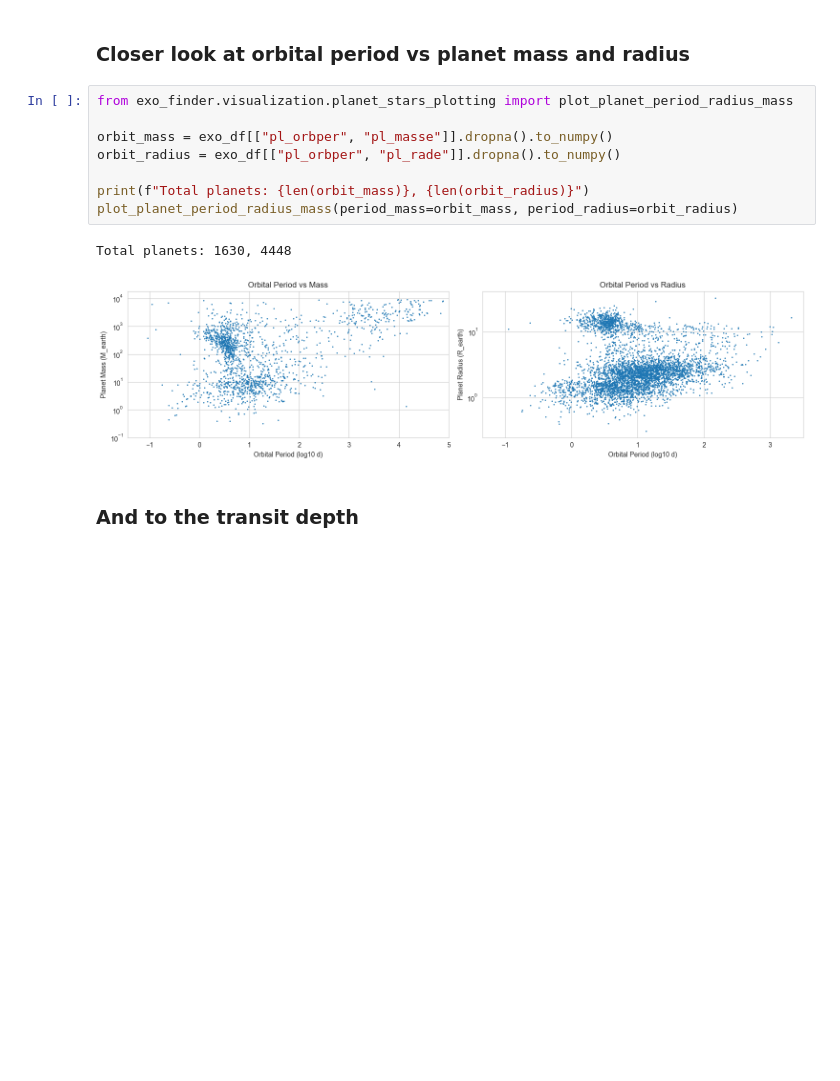
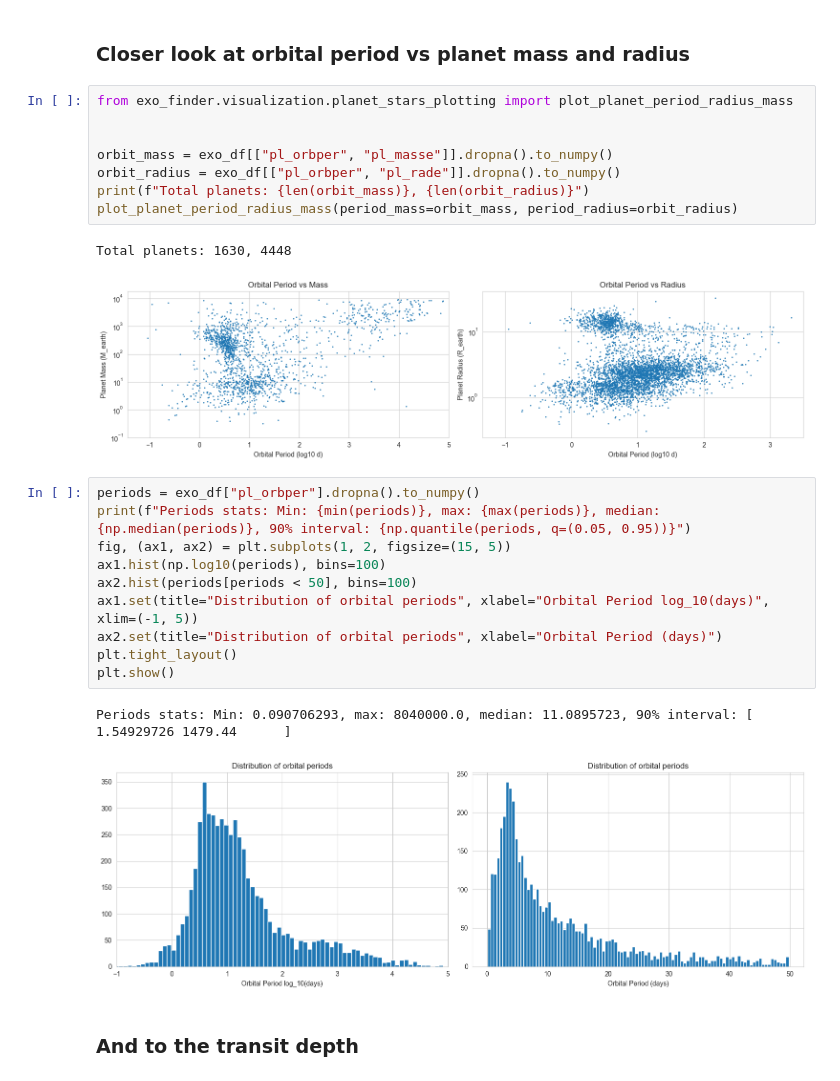
Before and after one commit to sechlol/exo-finder, a Jupyter notebook: exo_finder/eda/1_exoplanets_dataset_exploration.ipynb, the cells around one changed output. Drawn from its saved outputs; the diff is of its cells as text; blank space fills up the shorter version.

```diff
--- a/exo_finder/eda/1_exoplanets_dataset_exploration.ipynb
+++ b/exo_finder/eda/1_exoplanets_dataset_exploration.ipynb
@@ -111,14 +112,27 @@ px.scatter(exo_df, x="st_mass", y="pl_rade", log_y=True, log_x=True, title="Star
 # %%
 from exo_finder.visualization.planet_stars_plotting import plot_planet_period_radius_mass
 
+
 orbit_mass = exo_df[["pl_orbper", "pl_masse"]].dropna().to_numpy()
 orbit_radius = exo_df[["pl_orbper", "pl_rade"]].dropna().to_numpy()
-
 print(f"Total planets: {len(orbit_mass)}, {len(orbit_radius)}")
 plot_planet_period_radius_mass(period_mass=orbit_mass, period_radius=orbit_radius)
 # %% [output]
 Total planets: 1630, 4448
 [figure]
+# %%
+periods = exo_df["pl_orbper"].dropna().to_numpy()
+print(f"Periods stats: Min: {min(periods)}, max: {max(periods)}, median: {np.median(periods)}, 90% interval: {np.quantile(periods, q=(0.05, 0.95))}")
+fig, (ax1, ax2) = plt.subplots(1, 2, figsize=(15, 5))
+ax1.hist(np.log10(periods), bins=100)
+ax2.hist(periods[periods < 50], bins=100)
+ax1.set(title="Distribution of orbital periods", xlabel="Orbital Period log_10(days)", xlim=(-1, 5))
+ax2.set(title="Distribution of orbital periods", xlabel="Orbital Period (days)")
+plt.tight_layout()
+plt.show()
+# %% [output]
+Periods stats: Min: 0.090706293, max: 8040000.0, median: 11.0895723, 90% interval: [   1.54929726 1479.44      ]
+[figure, added]
 # %% [markdown]
 ### And to the transit depth
 # %%
```
Also changed, not shown: parts of 1 cell of this notebook, 6 other files.
